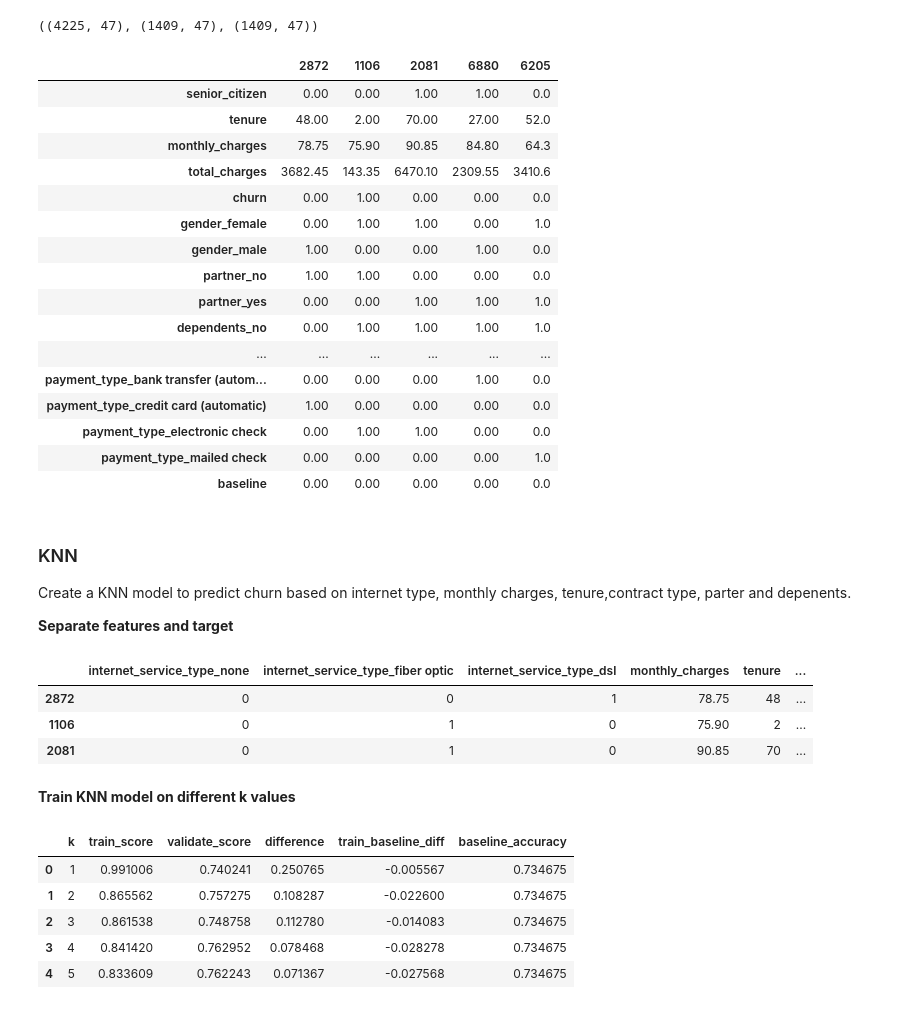
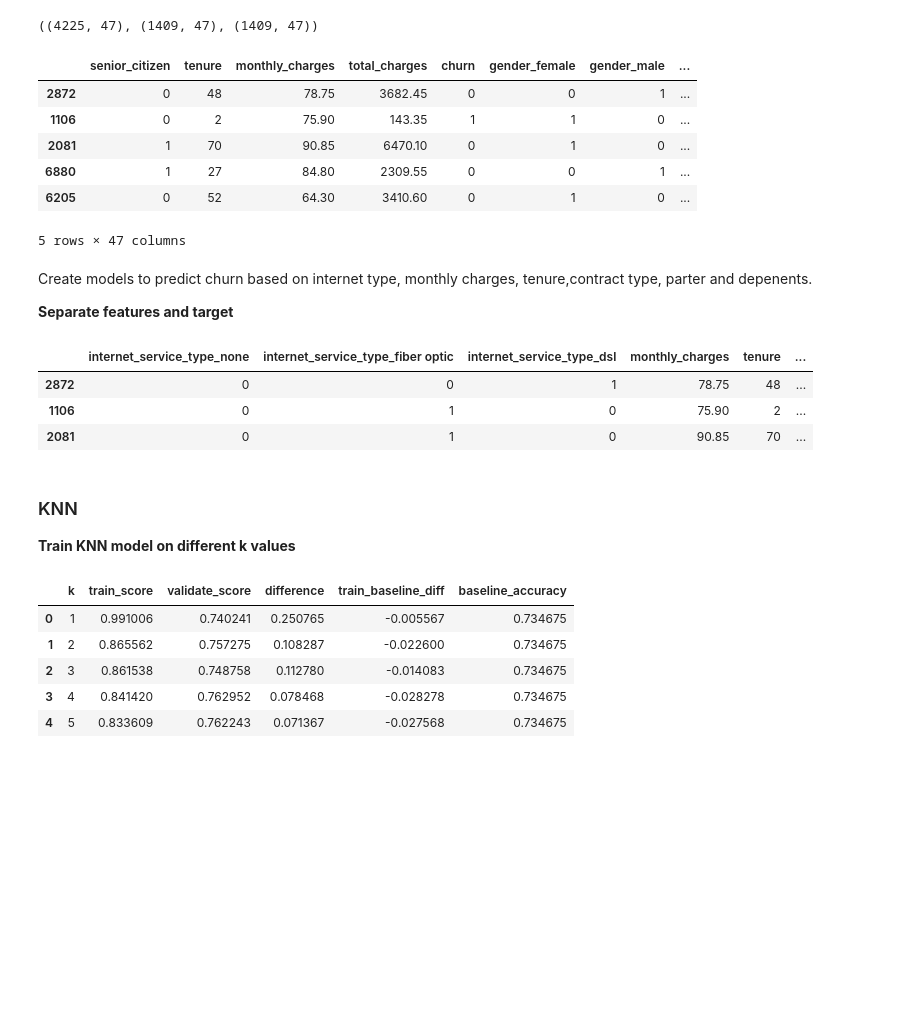
Before and after one commit to MigashaneVictoire/telco_churn_classification_project, a Jupyter notebook: Modeling.ipynb, the cells around one changed output. Cells and saved outputs as stored; diff of their text form; code cells hidden in the pictures; blank space fills up the shorter version.

```diff
--- a/Modeling.ipynb
+++ b/Modeling.ipynb
@@ -40,30 +52,17 @@ train.shape, validate.shape, test.shape
 # %% [output]
 ((4225, 47), (1409, 47), (1409, 47))
 # %%
-train.head().T
+train.head()
 # %% [output]
-|  | 2872 | 1106 | 2081 | 6880 | 6205 |
-| senior_citizen | 0.00 | 0.00 | 1.00 | 1.00 | 0.0 |
-| tenure | 48.00 | 2.00 | 70.00 | 27.00 | 52.0 |
-| monthly_charges | 78.75 | 75.90 | 90.85 | 84.80 | 64.3 |
-| total_charges | 3682.45 | 143.35 | 6470.10 | 2309.55 | 3410.6 |
-| churn | 0.00 | 1.00 | 0.00 | 0.00 | 0.0 |
-| gender_female | 0.00 | 1.00 | 1.00 | 0.00 | 1.0 |
-| gender_male | 1.00 | 0.00 | 0.00 | 1.00 | 0.0 |
-| partner_no | 1.00 | 1.00 | 0.00 | 0.00 | 0.0 |
-| partner_yes | 0.00 | 0.00 | 1.00 | 1.00 | 1.0 |
-| dependents_no | 0.00 | 1.00 | 1.00 | 1.00 | 1.0 |
-| ... | ... | ... | ... | ... | ... |
-| payment_type_bank transfer (autom... | 0.00 | 0.00 | 0.00 | 1.00 | 0.0 |
-| payment_type_credit card (automatic) | 1.00 | 0.00 | 0.00 | 0.00 | 0.0 |
-| payment_type_electronic check | 0.00 | 1.00 | 1.00 | 0.00 | 0.0 |
-| payment_type_mailed check | 0.00 | 0.00 | 0.00 | 0.00 | 1.0 |
-| baseline | 0.00 | 0.00 | 0.00 | 0.00 | 0.0 |
+|  | senior_citizen | tenure | monthly_charges | total_charges | churn | gender_female | gender_male | ... |
+| 2872 | 0 | 48 | 78.75 | 3682.45 | 0 | 0 | 1 | ... |
+| 1106 | 0 | 2 | 75.90 | 143.35 | 1 | 1 | 0 | ... |
+| 2081 | 1 | 70 | 90.85 | 6470.10 | 0 | 1 | 0 | ... |
+| 6880 | 1 | 27 | 84.80 | 2309.55 | 0 | 0 | 1 | ... |
+| 6205 | 0 | 52 | 64.30 | 3410.60 | 0 | 1 | 0 | ... |
+5 rows × 47 columns
 # %% [markdown]
-### KNN
-
-
-Create a KNN model to predict churn based on internet type, monthly charges, tenure,contract type, parter and depenents.
+Create models to predict churn based on internet type, monthly charges, tenure,contract type, parter and depenents.
 
 **Separate features and target**
 # %%
@@ -90,6 +89,8 @@ xtrain.head(3)
 | 1106 | 0 | 1 | 0 | 75.90 | 2 | ... |
 | 2081 | 0 | 1 | 0 | 90.85 | 70 | ... |
 # %% [markdown]
+### KNN
+
 **Train KNN model on different k values**
 # %%
 # the maximun number of neighbors the model should look at
```
Also changed, not shown: parts of 27 cells of this notebook.
